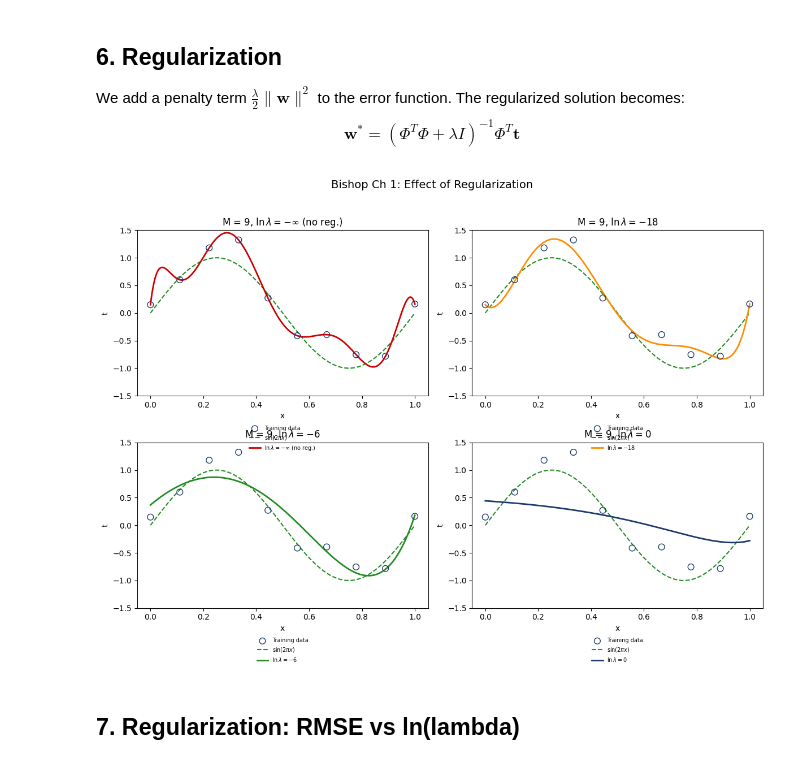
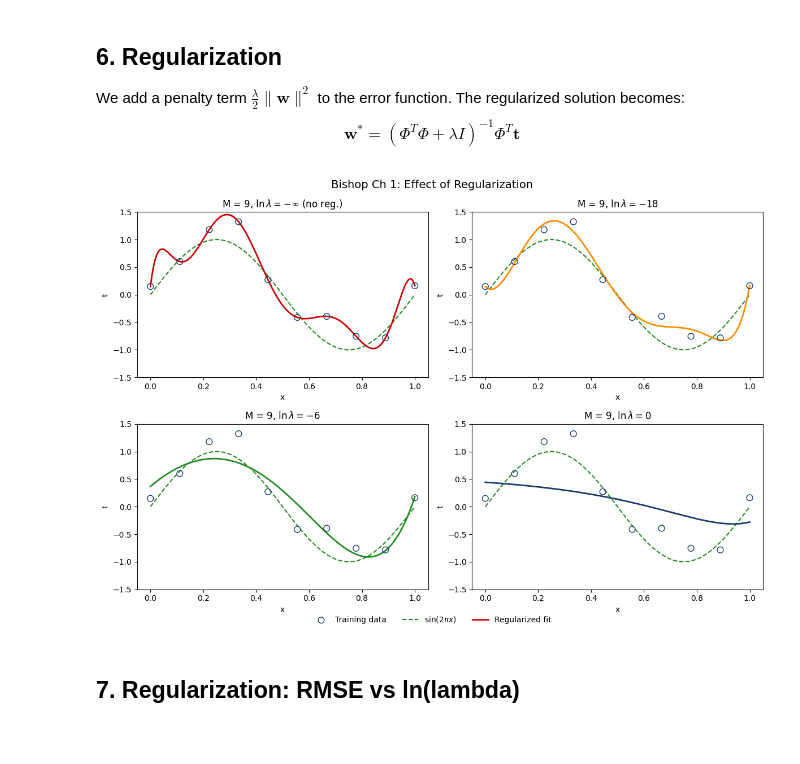
Before and after one commit to danpele/NEURAL_BIZ, a Jupyter notebook: Bishop_Ch_01/NB_bishop_ch01_polynomial_fitting.ipynb, the cells around one changed output. Cells and saved outputs as stored; diff of their text form; code cells hidden in the pictures; blank space fills up the shorter version.

```diff
--- a/Bishop_Ch_01/NB_bishop_ch01_polynomial_fitting.ipynb
+++ b/Bishop_Ch_01/NB_bishop_ch01_polynomial_fitting.ipynb
@@ -17,7 +17,7 @@ matplotlib.rcParams['axes.grid'] = False
 matplotlib.rcParams['legend.loc'] = 'upper center'
 matplotlib.rcParams['legend.framealpha'] = 0.0
 
-def save_fig(fig, name, chart_dir='..'):
+def save_fig(fig, name, chart_dir='../../charts'):
     for ax in fig.get_axes():
         ax.grid(False)
         legend = ax.get_legend()
@@ -111,9 +111,10 @@ for idx, (M, ax) in enumerate(zip(degrees, axes.ravel())):
     ax.set_xlabel('x')
     ax.set_ylabel('t')
     ax.set_title(f'Polynomial Degree M = {M}')
-    ax.legend(fontsize=8)
 
-fig.suptitle('Bishop Ch 1: Polynomial Curve Fitting', fontsize=14, y=1.02)
+handles, labels = axes.ravel()[0].get_legend_handles_labels()
+fig.legend(handles, labels, loc='lower center', ncol=3, bbox_to_anchor=(0.5, -0.02))
+fig.suptitle('Bishop Ch 1: Polynomial Curve Fitting', fontsize=14, y=0.98)
 fig.tight_layout()
 save_fig(fig, 'bishop_ch1_polynomial_fits')
 plt.show()
@@ -162,35 +163,36 @@ def fit_polynomial_regularized(x, t, M, lam):
 # %%
 M_high = 9
 log_lambdas = [-np.inf, -18, -6, 0]
 labels = [r'$\ln\lambda = -\infty$ (no reg.)', r'$\ln\lambda = -18$',
           r'$\ln\lambda = -6$', r'$\ln\lambda = 0$']
 
 fig, axes = plt.subplots(2, 2, figsize=(12, 8))
 colors_reg = ['#cd0000', '#FF8C00', '#228B22', '#1a3a6e']
 
 for idx, (ln_lam, label, ax) in enumerate(zip(log_lambdas, labels, axes.ravel())):
     lam = np.exp(ln_lam) if ln_lam > -30 else 0.0
     w = fit_polynomial_regularized(x_train, t_train, M_high, lam)
     y_pred = predict(x_plot, w)
 
     ax.scatter(x_train, t_train, facecolors='none', edgecolors='#1a3a6e',
                s=60, zorder=5, label='Training data')
     ax.plot(x_plot, t_true, color='#228B22', linewidth=1.5, linestyle='--',
             label=r'$\sin(2\pi x)$')
-    ax.plot(x_plot, y_pred, color=colors_reg[idx], linewidth=2, label=label)
+    ax.plot(x_plot, y_pred, color=colors_reg[idx], linewidth=2, label='Regularized fit')
     ax.set_xlim(-0.05, 1.05)
     ax.set_ylim(-1.5, 1.5)
     ax.set_xlabel('x')
     ax.set_ylabel('t')
     ax.set_title(f'M = {M_high}, {label}')
-    ax.legend(fontsize=7)
 
-fig.suptitle('Bishop Ch 1: Effect of Regularization', fontsize=14, y=1.02)
+handles, labels_leg = axes.ravel()[0].get_legend_handles_labels()
+fig.legend(handles, labels_leg, loc='lower center', ncol=3, bbox_to_anchor=(0.5, -0.02))
+fig.suptitle('Bishop Ch 1: Effect of Regularization', fontsize=14, y=0.98)
 fig.tight_layout()
 save_fig(fig, 'bishop_ch1_regularization')
 plt.show()
 # %% [output]
-[figure, old version]
+[figure, new version]
 # %% [markdown]
 ## 7. Regularization: RMSE vs ln(lambda)
 # %%
```
Also changed, not shown: parts of 2 cells of this notebook.
